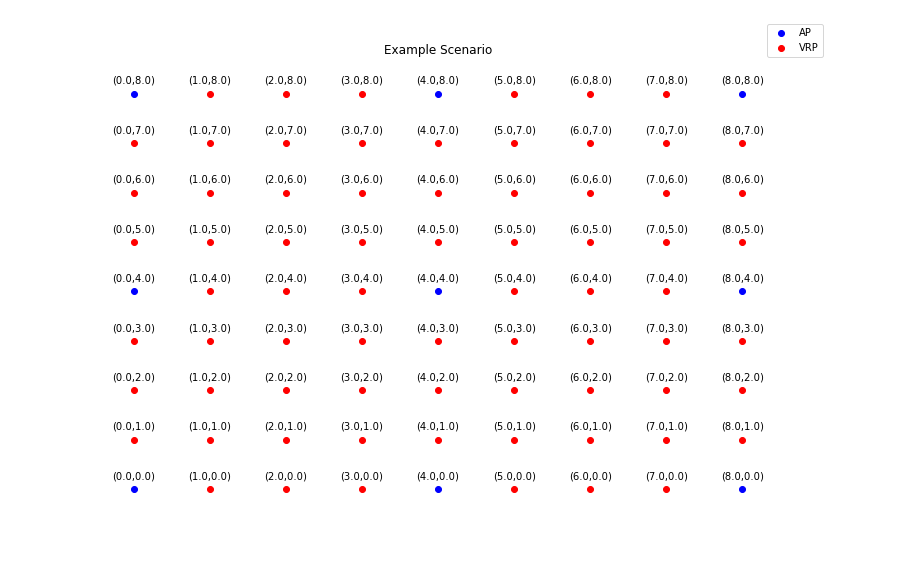
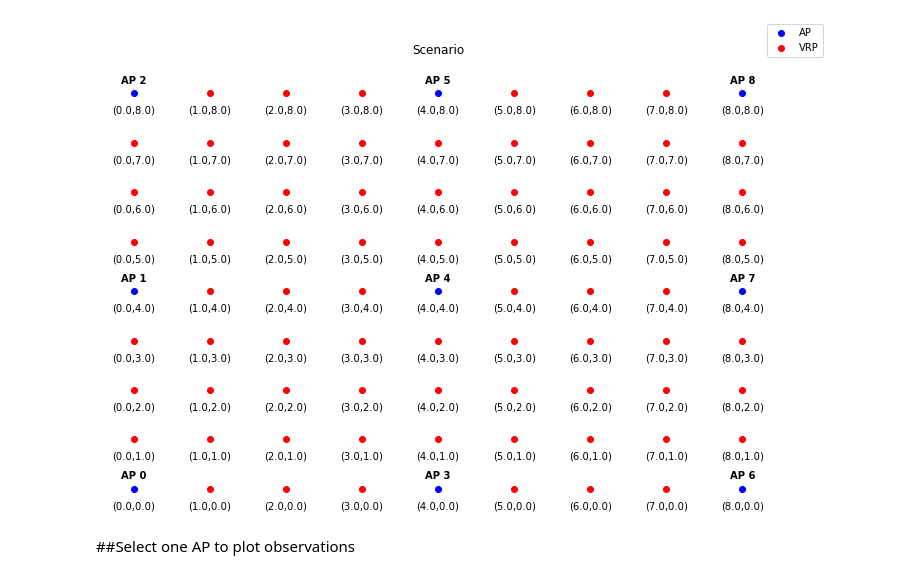
Before and after one commit to carlogattuso/Indoor_Positioning_RTT_GPR, a Jupyter notebook: src/psfm_gpr.ipynb, the cells around one changed output. Drawn from its saved outputs; the diff is of its cells as text; code cells hidden in the pictures; blank space fills up the shorter version.

Commit message:
new file and new plots to psfm gpr

```diff
--- a/src/psfm_gpr.ipynb
+++ b/src/psfm_gpr.ipynb
@@ -19,35 +22,46 @@ from scipy.optimize import curve_fit
 """
 Locations plot
 """
 locations = np.array(np.meshgrid(np.linspace(0, 8, 9), np.linspace(0, 8, 9))).T.reshape(-1, 2)
 
 # ----------------------------------------------------------------------
 #  AP locations
 L_ap = locations[[0,4,8,36,40,44,72,76,80], :]
 
 # ----------------------------------------------------------------------
 #  VRP locations
 L_vrp = np.delete(locations, [0,4,8,36,40,44,72,76,80], 0)
 
 plt.figure(figsize=(12,8))
 
 plt.scatter(L_ap[:,0], L_ap[:,1], c='b')
 plt.scatter(L_vrp[:,0], L_vrp[:,1], c='r')
 
 plt.legend(labels=['AP','VRP'],loc="upper right",borderaxespad=-5)
-plt.title('Example Scenario',pad=20)
+plt.title('Scenario',pad=20)
 plt.axis('off')
 
 for x,y in zip(locations[:,0],locations[:,1]):
 
     label = f"({x},{y})"
 
     plt.annotate(label, # this is the text
                  (x,y), # this is the point to label
                  textcoords="offset points", # how to position the text
+                 xytext=(0,-20), # distance from text to points (x,y)
+                 ha='center') # horizontal alignment can be left, right or center
+
+for x,y,z in zip(L_ap[:,0],L_ap[:,1], np.linspace(0, 8, 9).astype(int)):
+
+    label = f"AP {z}"
+
+    plt.annotate(label, # this is the text
+                 (x,y), # this is the point to label
+                 textcoords="offset points", # how to position the text
                  xytext=(0,10), # distance from text to points (x,y)
-                 ha='center') # horizontal alignment can be left, right or center
+                 ha='center', # horizontal alignment can be left, right or center
+                 weight='bold')
 # %% [output]
-[figure, old version]
+[figure, new version]
 # %%
 """
@@ -95,0 +86,2 @@ def sample_distance(x, y, C):
+# %% [markdown]
+##Select one AP to plot observations
```
Also changed, not shown: parts of 25 cells of this notebook, 2 other files.
